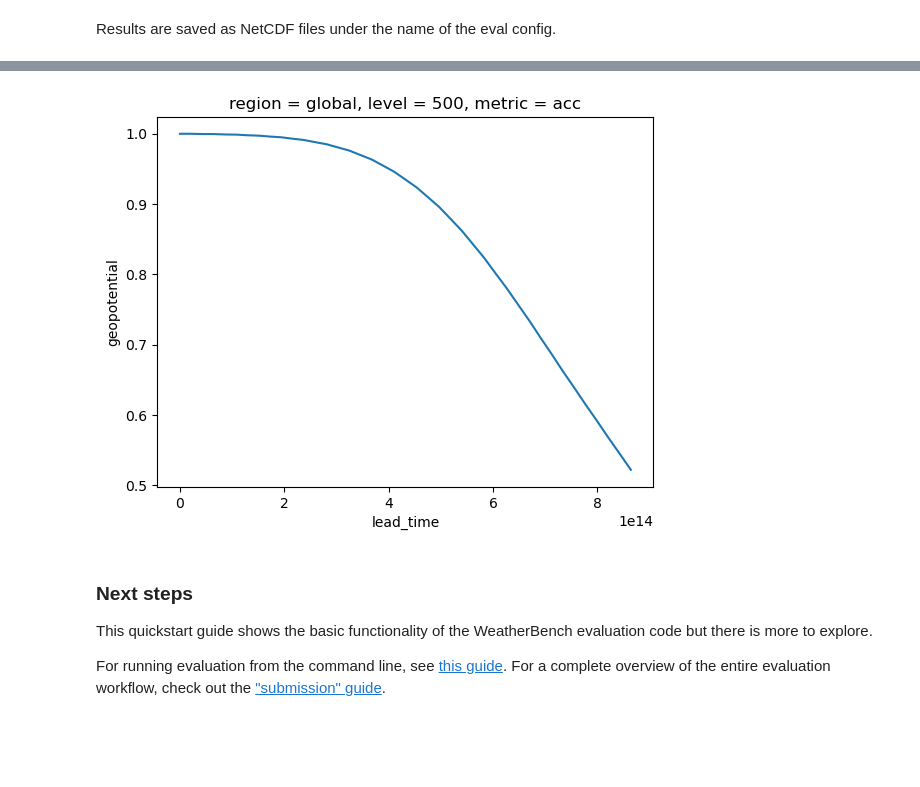
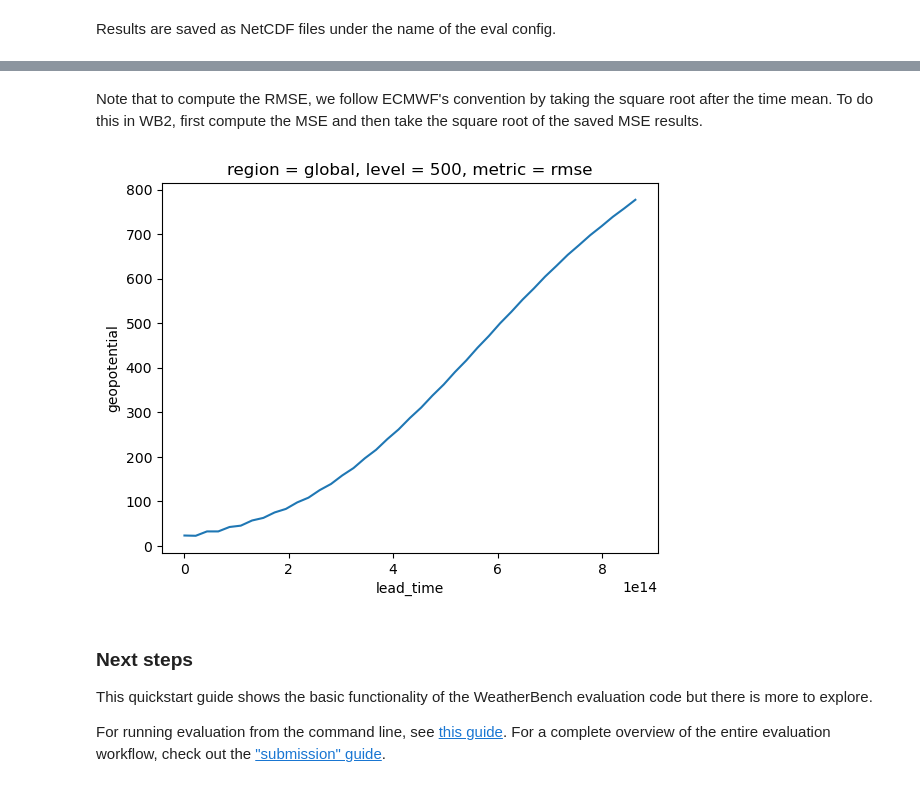
Before and after one commit to google-research/weatherbench2, a Jupyter notebook: docs/source/evaluation.ipynb, the cells around one changed output, grey strips where cells are left out. Saved outputs shown, nothing was run; the diff lists cells and outputs as text; code cells hidden in the pictures; blank space fills up the shorter version.

```diff
--- a/docs/source/evaluation.ipynb
+++ b/docs/source/evaluation.ipynb
@@ -206,10 +206,20 @@ Coordinates:
 Data variables:
     geopotential    (metric, region, lead_time, level) float64 ...
     2m_temperature  (metric, region, lead_time) float64 ...
+# %% [markdown]
+Note that to compute the RMSE, we follow ECMWF's convention by taking the square root after the time mean. To do this in WB2, first compute the MSE and then take the square root of the saved MSE results.
+# %%
+results = xr.concat(
+    [
+    results,
+    results.sel(metric=['mse']).assign_coords(metric=['rmse']) ** 0.5
+    ],
+    dim='metric'
+)
 # %%
-results['geopotential'].sel(metric='acc', level=500, region='global').plot();
+results['geopotential'].sel(metric='rmse', level=500, region='global').plot();
 # %% [output]
-[figure, old version]
+[figure, new version]
 # %% [markdown]
 ### Next steps
 
```
Also changed, not shown: parts of 7 cells of this notebook, 1 other file.
